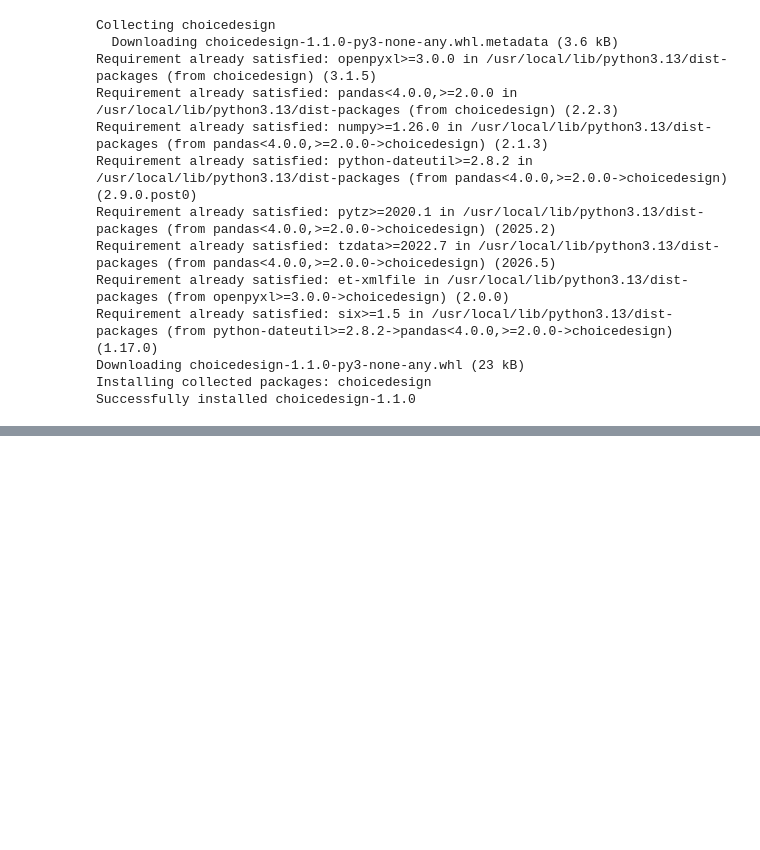
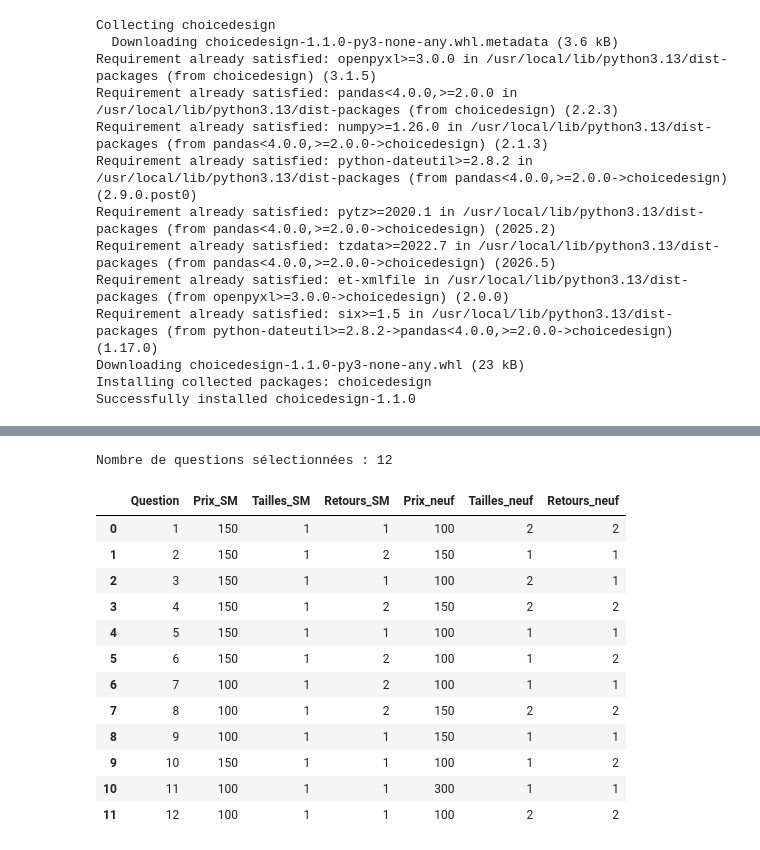
Before and after one commit to hadri1-bisch/SCM, a Jupyter notebook: scm_survey_part_3_v1.ipynb, the cells around one changed output, grey strips where cells are left out. Cells and saved outputs as stored; diff of their text form; code cells hidden in the pictures; blank space fills up the shorter version.

```diff
--- a/scm_survey_part_3_v1.ipynb
+++ b/scm_survey_part_3_v1.ipynb
@@ -65,0 +94,30 @@ print(df_valide.to_string())
+# %%
+# Séparer les profils selon leur statut
+profils_seconde_main = df_profils_valides[
+    df_profils_valides["Hygiène"] == 1
+].copy()
+
+profils_neufs = df_profils_valides[
+    df_profils_valides["Hygiène"] == 2
+].copy()
+
+# Générer toutes les paires : seconde main vs neuf
+paires = []
+
+for (idx_sm, profil_sm), (idx_neuf, profil_neuf) in product(
+    profils_seconde_main.iterrows(),
+    profils_neufs.iterrows()
+):
+    paires.append({
+        "Prix_SM": profil_sm["Prix"],
+        "Tailles_SM": profil_sm["Assortiment"],
+        "Retours_SM": profil_sm["Garantie"],
+        "Prix_neuf": profil_neuf["Prix"],
+        "Tailles_neuf": profil_neuf["Assortiment"],
+        "Retours_neuf": profil_neuf["Garantie"]
+    })
+
+df_paires_candidates = pd.DataFrame(paires)
+
+print(f"Nombre de paires candidates : {len(df_paires_candidates)}")
+print(df_paires_candidates.to_string(index=False))
@@ -174,0 +162,28 @@ ValueError: could not convert string to float: 'Question 1'
+# %%
+
+# Sélectionner 12 paires parmi les 48 candidates
+df_questions = df_paires_candidates.sample(
+    n=12,
+    random_state=42
+).reset_index(drop=True)
+
+# Numéroter les questions
+df_questions.insert(0, "Question", range(1, len(df_questions) + 1))
+
+print(f"Nombre de questions sélectionnées : {len(df_questions)}")
+display(df_questions)
+# %% [output]
+Nombre de questions sélectionnées : 12
+|  | Question | Prix_SM | Tailles_SM | Retours_SM | Prix_neuf | Tailles_neuf | Retours_neuf |
+| 0 | 1 | 150 | 1 | 1 | 100 | 2 | 2 |
+| 1 | 2 | 150 | 1 | 2 | 150 | 1 | 1 |
+| 2 | 3 | 150 | 1 | 1 | 100 | 2 | 1 |
+| 3 | 4 | 150 | 1 | 2 | 150 | 2 | 2 |
+| 4 | 5 | 150 | 1 | 1 | 100 | 1 | 1 |
+| 5 | 6 | 150 | 1 | 2 | 100 | 1 | 2 |
+| 6 | 7 | 100 | 1 | 2 | 100 | 1 | 1 |
+| 7 | 8 | 100 | 1 | 2 | 150 | 2 | 2 |
+| 8 | 9 | 100 | 1 | 1 | 150 | 1 | 1 |
+| 9 | 10 | 150 | 1 | 1 | 100 | 1 | 2 |
+| 10 | 11 | 100 | 1 | 1 | 300 | 1 | 1 |
+| 11 | 12 | 100 | 1 | 1 | 100 | 2 | 2 |
```
Also changed, not shown: parts of 14 cells of this notebook.
